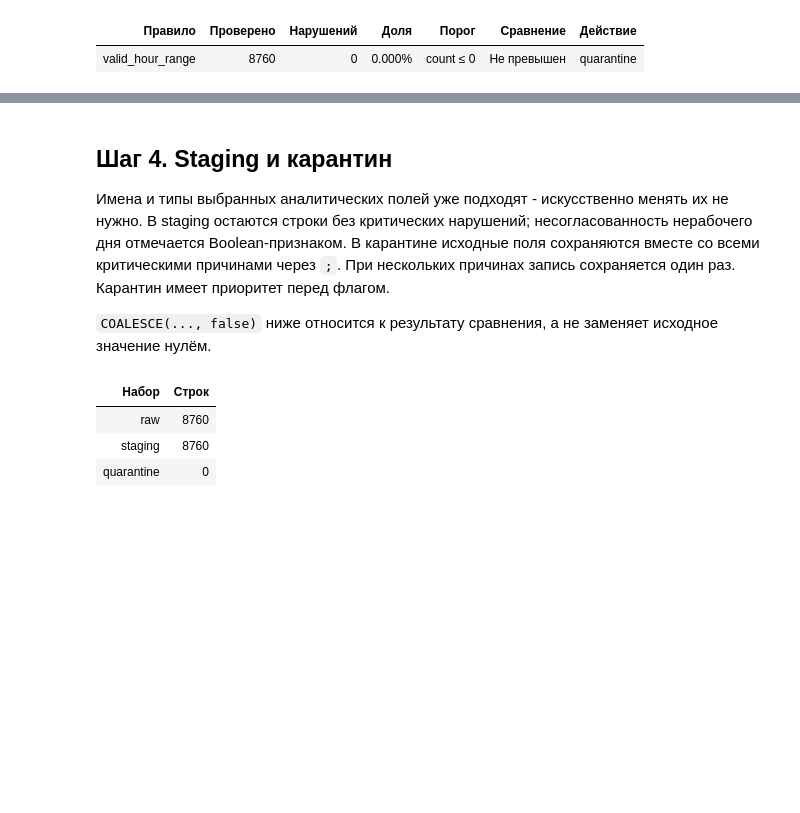
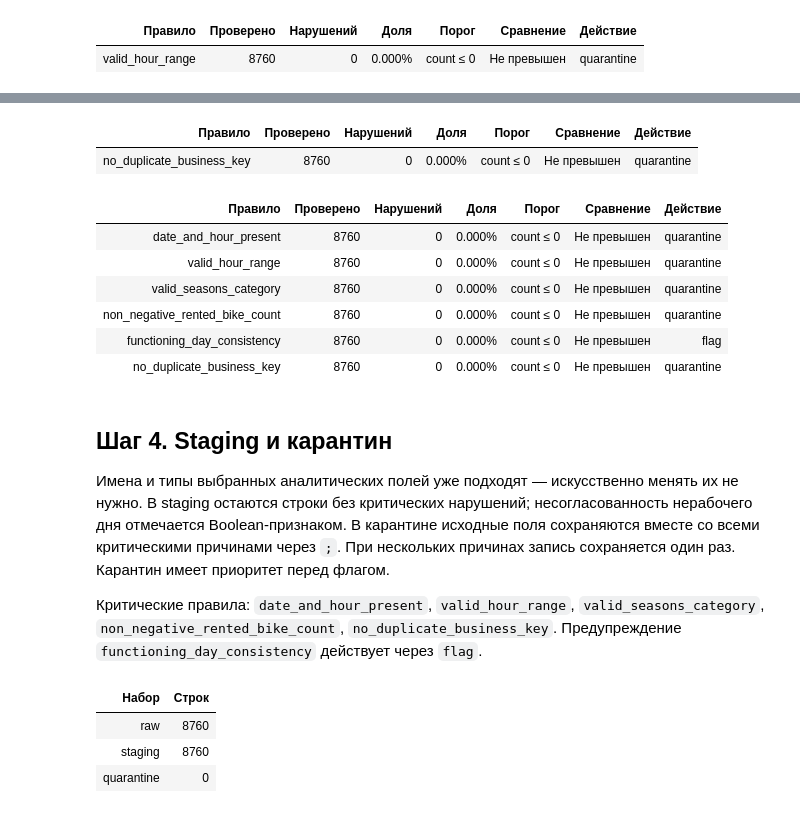
Before and after one commit to Sukulent-Studio/ITAD, a Jupyter notebook: notebooks/profile_quality.ipynb, the cells around one changed output, grey strips where cells are left out. Saved outputs shown, nothing was run; the diff lists cells and outputs as text; code cells hidden in the pictures; blank space fills up the shorter version.

```diff
--- a/notebooks/profile_quality.ipynb
+++ b/notebooks/profile_quality.ipynb
@@ -349,13 +332,36 @@ show_table(["Правило", "Проверено", "Нарушений", "До
+# %%
+max_key_duplicates = 0
+checked, violations = connection.execute("""
+    SELECT (SELECT count(*) FROM raw_data),
+           COALESCE(sum(cnt - 1), 0) FROM (
+        SELECT count(*) AS cnt FROM raw_data GROUP BY "Date", "Hour" HAVING count(*) > 1
+    )
+""").fetchone()
+show_rule("no_duplicate_business_key", checked, violations, max_key_duplicates, "quarantine")
+show_table(["Правило", "Проверено", "Нарушений", "Доля", "Порог", "Сравнение", "Действие"],
+           rule_results.values())
+# %% [output]
+| Правило | Проверено | Нарушений | Доля | Порог | Сравнение | Действие |
+| no_duplicate_business_key | 8760 | 0 | 0.000% | count ≤ 0 | Не превышен | quarantine |
+| Правило | Проверено | Нарушений | Доля | Порог | Сравнение | Действие |
+| date_and_hour_present | 8760 | 0 | 0.000% | count ≤ 0 | Не превышен | quarantine |
+| valid_hour_range | 8760 | 0 | 0.000% | count ≤ 0 | Не превышен | quarantine |
+| valid_seasons_category | 8760 | 0 | 0.000% | count ≤ 0 | Не превышен | quarantine |
+| non_negative_rented_bike_count | 8760 | 0 | 0.000% | count ≤ 0 | Не превышен | quarantine |
+| functioning_day_consistency | 8760 | 0 | 0.000% | count ≤ 0 | Не превышен | flag |
+| no_duplicate_business_key | 8760 | 0 | 0.000% | count ≤ 0 | Не превышен | quarantine |
 # %% [markdown]
 <a id="prepare"></a>
 ## Шаг 4. Staging и карантин
 
-Имена и типы выбранных аналитических полей уже подходят - искусственно менять их не нужно.
+Имена и типы выбранных аналитических полей уже подходят — искусственно менять их не нужно.
 В staging остаются строки без критических нарушений; несогласованность нерабочего дня отмечается Boolean-признаком.
 В карантине исходные поля сохраняются вместе со всеми критическими причинами через `;`.
 При нескольких причинах запись сохраняется один раз. Карантин имеет приоритет перед флагом.
 
-`COALESCE(..., false)` ниже относится к результату сравнения, а не заменяет исходное значение нулём.
+Критические правила: `date_and_hour_present`, `valid_hour_range`, `valid_seasons_category`,
+`non_negative_rented_bike_count`, `no_duplicate_business_key`.
+Предупреждение `functioning_day_consistency` действует через `flag`.
 # %%
 connection.execute("""
     CREATE OR REPLACE TEMP VIEW checked_data AS
```
Also changed, not shown: parts of 21 cells of this notebook, 1 other file.
